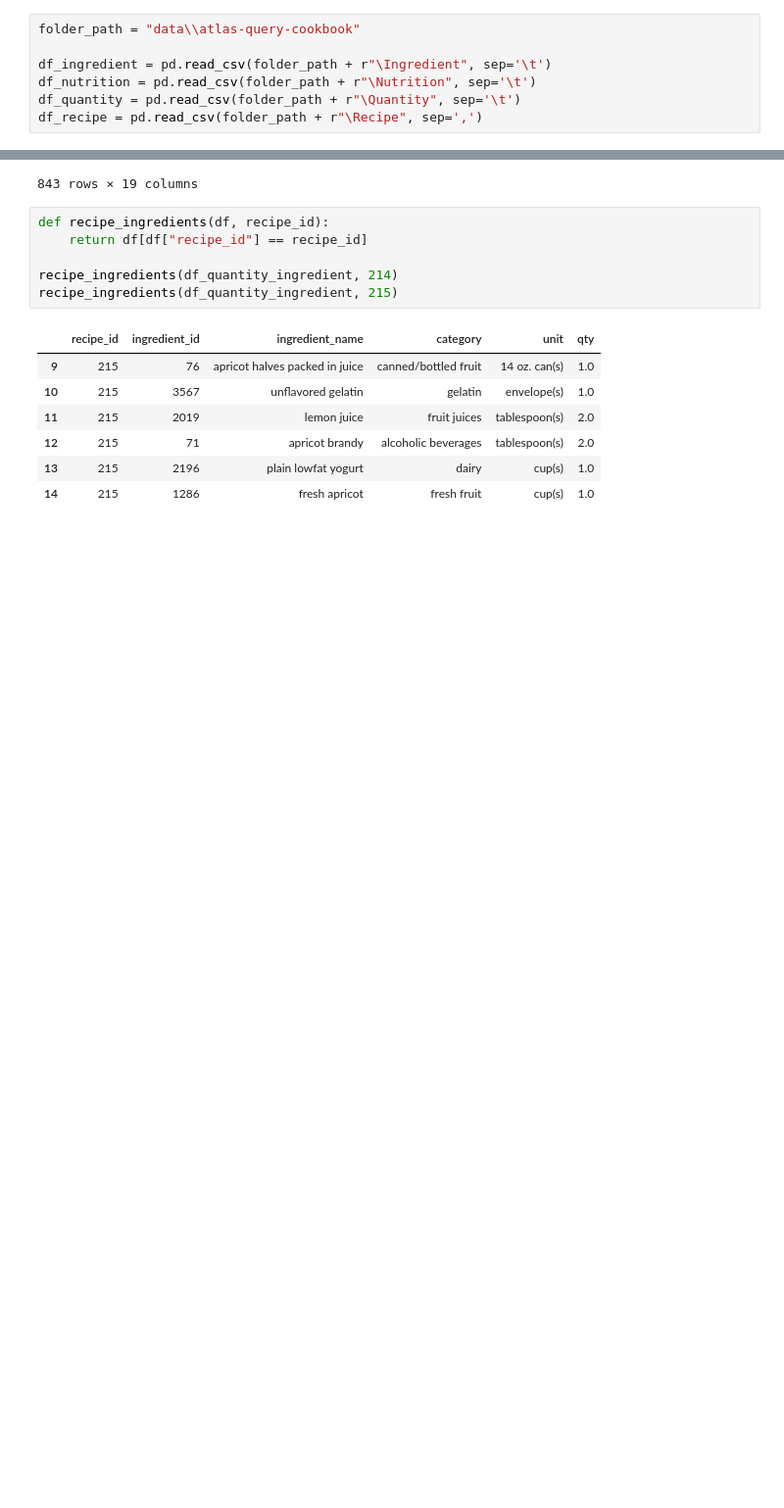
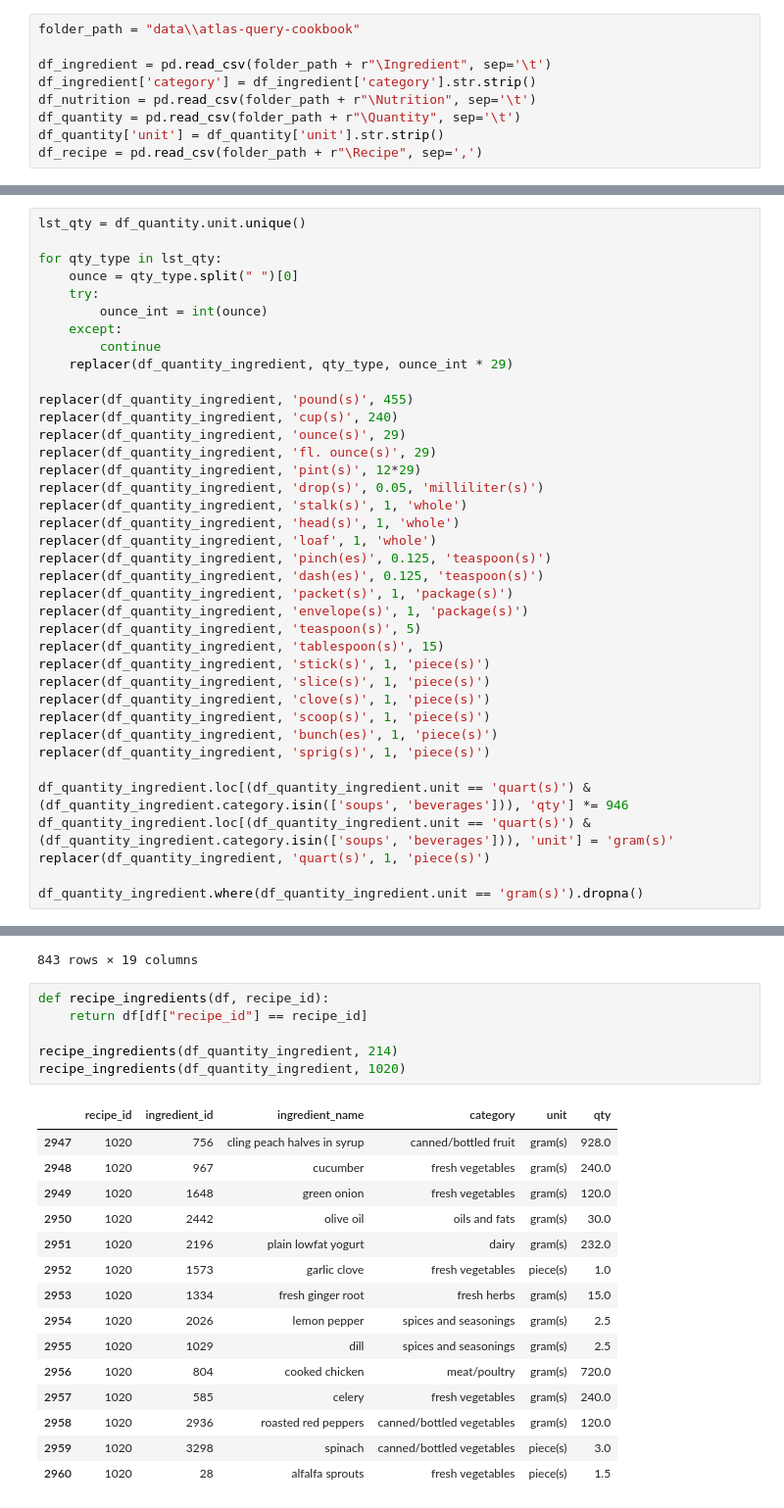
Before and after one commit to Dorukante/Knowledge-Engineering-2AMD20-, a Jupyter notebook: cleaning_recipes.ipynb, the cells around one changed output, grey strips where cells are left out. Shown: that part at 98% size. Drawn from its saved outputs; the diff is of its cells as text; blank space fills up the shorter version.

Commit message:
Updated the ingredients quantity

```diff
--- a/cleaning_recipes.ipynb
+++ b/cleaning_recipes.ipynb
@@ -8,8 +8,10 @@ df_ingredient_simple = pd.read_csv("data\\ingredient.csv")
 folder_path = "data\\atlas-query-cookbook"
 
 df_ingredient = pd.read_csv(folder_path + r"\Ingredient", sep='\t')
+df_ingredient['category'] = df_ingredient['category'].str.strip()
 df_nutrition = pd.read_csv(folder_path + r"\Nutrition", sep='\t')
 df_quantity = pd.read_csv(folder_path + r"\Quantity", sep='\t')
+df_quantity['unit'] = df_quantity['unit'].str.strip()
 df_recipe = pd.read_csv(folder_path + r"\Recipe", sep=',')
 # %%
 df_ingredient = (df_ingredient.drop(columns=['plural'])
@@ -56,0 +64,38 @@ df_quantity_ingredient
+# %%
+lst_qty = df_quantity.unit.unique()
+
+for qty_type in lst_qty:
+    ounce = qty_type.split(" ")[0]
+    try:
+        ounce_int = int(ounce)
+    except:
+        continue
+    replacer(df_quantity_ingredient, qty_type, ounce_int * 29)
+
+replacer(df_quantity_ingredient, 'pound(s)', 455)
+replacer(df_quantity_ingredient, 'cup(s)', 240)
+replacer(df_quantity_ingredient, 'ounce(s)', 29)
+replacer(df_quantity_ingredient, 'fl. ounce(s)', 29)
+replacer(df_quantity_ingredient, 'pint(s)', 12*29)
+replacer(df_quantity_ingredient, 'drop(s)', 0.05, 'milliliter(s)')
+replacer(df_quantity_ingredient, 'stalk(s)', 1, 'whole')
+replacer(df_quantity_ingredient, 'head(s)', 1, 'whole')
+replacer(df_quantity_ingredient, 'loaf', 1, 'whole')
+replacer(df_quantity_ingredient, 'pinch(es)', 0.125, 'teaspoon(s)')
+replacer(df_quantity_ingredient, 'dash(es)', 0.125, 'teaspoon(s)')
+replacer(df_quantity_ingredient, 'packet(s)', 1, 'package(s)')
+replacer(df_quantity_ingredient, 'envelope(s)', 1, 'package(s)')
+replacer(df_quantity_ingredient, 'teaspoon(s)', 5)
+replacer(df_quantity_ingredient, 'tablespoon(s)', 15)
+replacer(df_quantity_ingredient, 'stick(s)', 1, 'piece(s)')
+replacer(df_quantity_ingredient, 'slice(s)', 1, 'piece(s)')
+replacer(df_quantity_ingredient, 'clove(s)', 1, 'piece(s)')
+replacer(df_quantity_ingredient, 'scoop(s)', 1, 'piece(s)')
+replacer(df_quantity_ingredient, 'bunch(es)', 1, 'piece(s)')
+replacer(df_quantity_ingredient, 'sprig(s)', 1, 'piece(s)')
+
+df_quantity_ingredient.loc[(df_quantity_ingredient.unit == 'quart(s)') & (df_quantity_ingredient.category.isin(['soups', 'beverages'])), 'qty'] *= 946
+df_quantity_ingredient.loc[(df_quantity_ingredient.unit == 'quart(s)') & (df_quantity_ingredient.category.isin(['soups', 'beverages'])), 'unit'] = 'gram(s)'
+replacer(df_quantity_ingredient, 'quart(s)', 1, 'piece(s)')
+
+df_quantity_ingredient.where(df_quantity_ingredient.unit == 'gram(s)').dropna()
@@ -85,14 +144,22 @@ df_total_recipe
 # %%
 def recipe_ingredients(df, recipe_id):
     return df[df["recipe_id"] == recipe_id]
 
 recipe_ingredients(df_quantity_ingredient, 214)
-recipe_ingredients(df_quantity_ingredient, 215)
+recipe_ingredients(df_quantity_ingredient, 1020)
 # %% [output]
 |  | recipe_id | ingredient_id | ingredient_name | category | unit | qty |
-| 9 | 215 | 76 | apricot halves packed in juice | canned/bottled fruit | 14 oz. can(s) | 1.0 |
-| 10 | 215 | 3567 | unflavored gelatin | gelatin | envelope(s) | 1.0 |
-| 11 | 215 | 2019 | lemon juice | fruit juices | tablespoon(s) | 2.0 |
-| 12 | 215 | 71 | apricot brandy | alcoholic beverages | tablespoon(s) | 2.0 |
-| 13 | 215 | 2196 | plain lowfat yogurt | dairy | cup(s) | 1.0 |
-| 14 | 215 | 1286 | fresh apricot | fresh fruit | cup(s) | 1.0 |
+| 2947 | 1020 | 756 | cling peach halves in syrup | canned/bottled fruit | gram(s) | 928.0 |
+| 2948 | 1020 | 967 | cucumber | fresh vegetables | gram(s) | 240.0 |
+| 2949 | 1020 | 1648 | green onion | fresh vegetables | gram(s) | 120.0 |
+| 2950 | 1020 | 2442 | olive oil | oils and fats | gram(s) | 30.0 |
+| 2951 | 1020 | 2196 | plain lowfat yogurt | dairy | gram(s) | 232.0 |
+| 2952 | 1020 | 1573 | garlic clove | fresh vegetables | piece(s) | 1.0 |
+| 2953 | 1020 | 1334 | fresh ginger root | fresh herbs | gram(s) | 15.0 |
+| 2954 | 1020 | 2026 | lemon pepper | spices and seasonings | gram(s) | 2.5 |
+| 2955 | 1020 | 1029 | dill | spices and seasonings | gram(s) | 2.5 |
+| 2956 | 1020 | 804 | cooked chicken | meat/poultry | gram(s) | 720.0 |
+| 2957 | 1020 | 585 | celery | fresh vegetables | gram(s) | 240.0 |
+| 2958 | 1020 | 2936 | roasted red peppers | canned/bottled vegetables | gram(s) | 120.0 |
+| 2959 | 1020 | 3298 | spinach | canned/bottled vegetables | piece(s) | 3.0 |
+| 2960 | 1020 | 28 | alfalfa sprouts | fresh vegetables | piece(s) | 1.5 |
```
Also changed, not shown: parts of 2 cells of this notebook, 1 other file.
